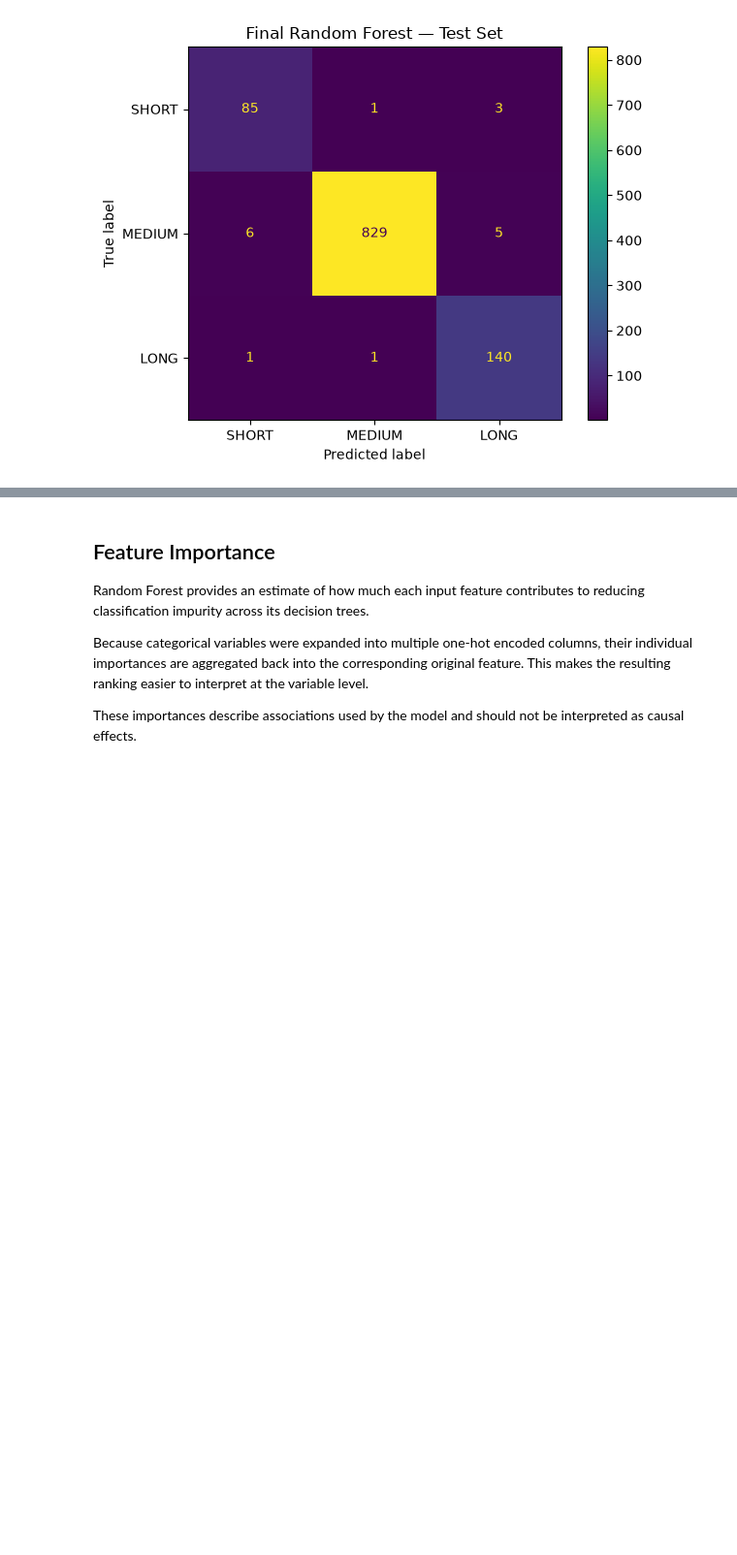
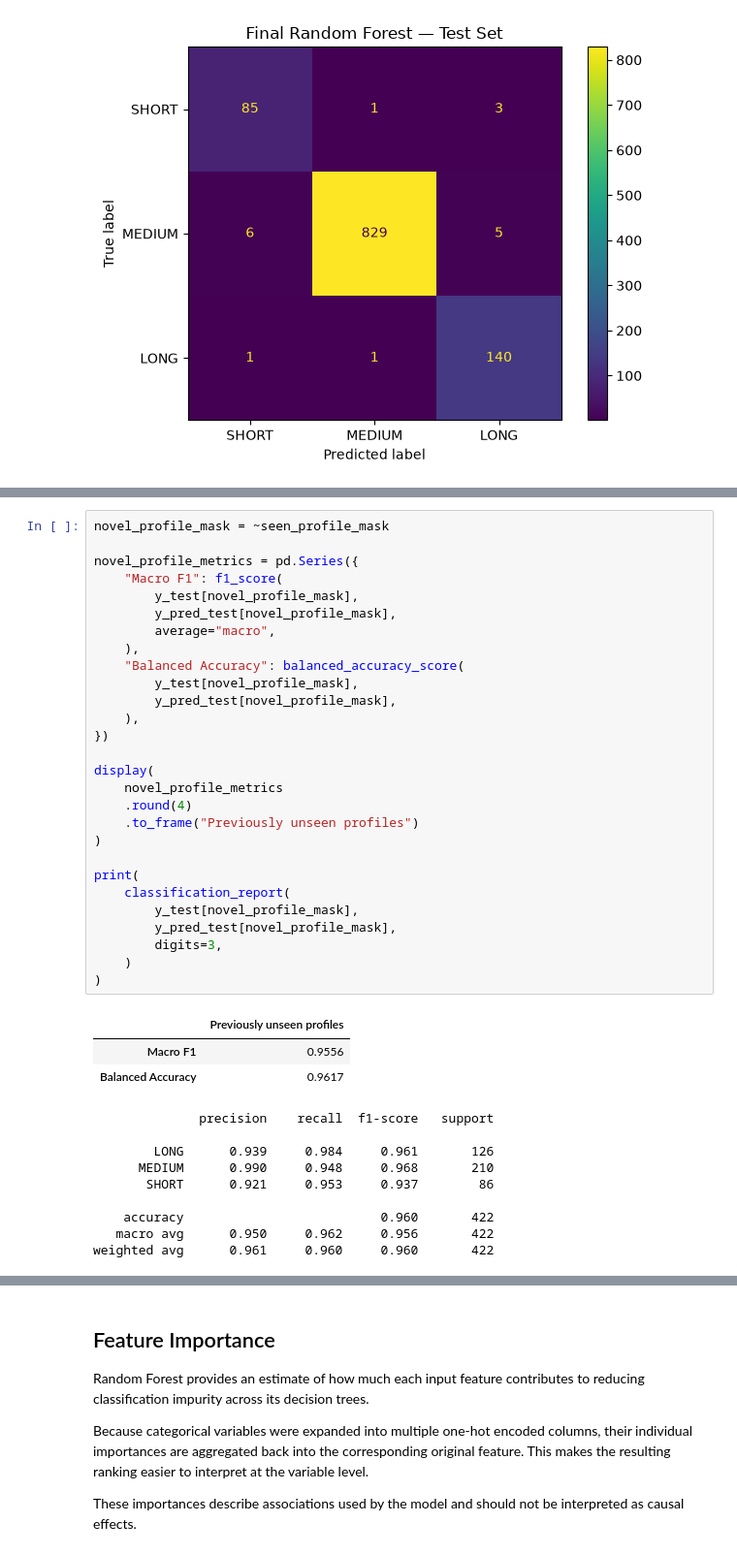
Before and after one commit to gonzaloangaut/satellite-data-science, a Jupyter notebook: notebooks/03_supervised_and_unsupervised_learning.ipynb, the cells around one changed output, grey strips where cells are left out. Shown at 97% size. Saved outputs shown, nothing was run; the diff lists cells and outputs as text; blank space fills up the shorter version.

```diff
--- a/notebooks/03_supervised_and_unsupervised_learning.ipynb
+++ b/notebooks/03_supervised_and_unsupervised_learning.ipynb
@@ -903,0 +947,41 @@ Performance remains high across all three lifetime classes, including the minori
+# %%
+novel_profile_mask = ~seen_profile_mask
+
+novel_profile_metrics = pd.Series({
+    "Macro F1": f1_score(
+        y_test[novel_profile_mask],
+        y_pred_test[novel_profile_mask],
+        average="macro",
+    ),
+    "Balanced Accuracy": balanced_accuracy_score(
+        y_test[novel_profile_mask],
+        y_pred_test[novel_profile_mask],
+    ),
+})
+
+display(
+    novel_profile_metrics
+    .round(4)
+    .to_frame("Previously unseen profiles")
+)
+
+print(
+    classification_report(
+        y_test[novel_profile_mask],
+        y_pred_test[novel_profile_mask],
+        digits=3,
+    )
+)
+# %% [output]
+|  | Previously unseen profiles |
+| Macro F1 | 0.9556 |
+| Balanced Accuracy | 0.9617 |
+              precision    recall  f1-score   support
+
+        LONG      0.939     0.984     0.961       126
+      MEDIUM      0.990     0.948     0.968       210
+       SHORT      0.921     0.953     0.937        86
+
+    accuracy                          0.960       422
+   macro avg      0.950     0.962     0.956       422
+weighted avg      0.961     0.960     0.960       422
```
Also changed, not shown: parts of 17 cells of this notebook, 2 other files.
